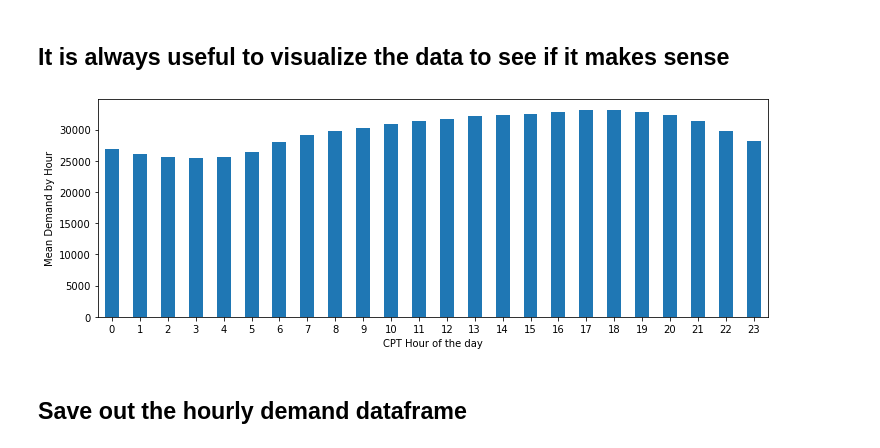
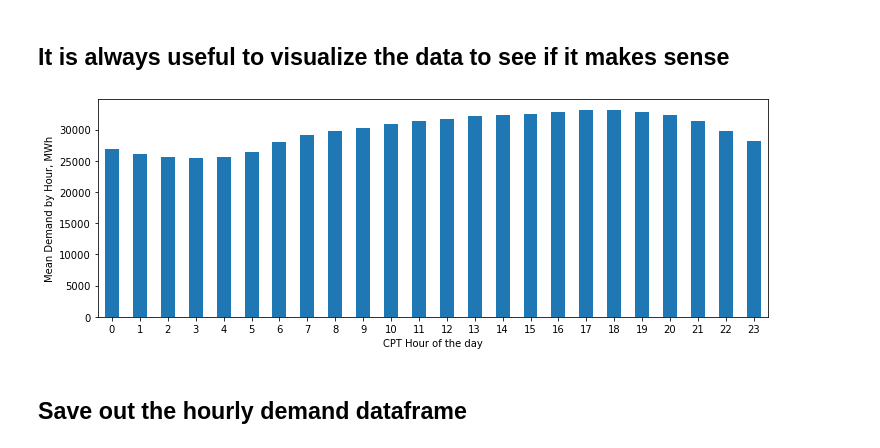
Before and after one commit to k5dru/CPSC_5383, a Jupyter notebook: 01_get_data.ipynb, the cells around one changed output. Cells and saved outputs as stored; diff of their text form; code cells hidden in the pictures.

```diff
--- a/01_get_data.ipynb
+++ b/01_get_data.ipynb
@@ -273,16 +273,16 @@ demand_df.head()
 # %%
 # from https://pandas.pydata.org/pandas-docs/dev/getting_started/intro_tutorials/09_timeseries.html
 # which has other good tips
 
 import matplotlib.pyplot as plt
 fig, axs = plt.subplots(figsize=(12, 4))
 demand_df.groupby(demand_df["HourBeginCPT"].dt.hour)["SPP"].mean().plot(
     kind='bar', rot=0, ax=axs
 )
 plt.xlabel("CPT Hour of the day");  # custom x label using matplotlib
-plt.ylabel("Mean Demand by Hour");
+plt.ylabel("Mean Demand by Hour, MWh");
 # %% [output]
-[figure, old version]
+[figure, new version]
 # %% [markdown]
 ## Save out the hourly demand dataframe
 # %%
```
Also changed, not shown: parts of 10 cells of this notebook, 5 other files.
